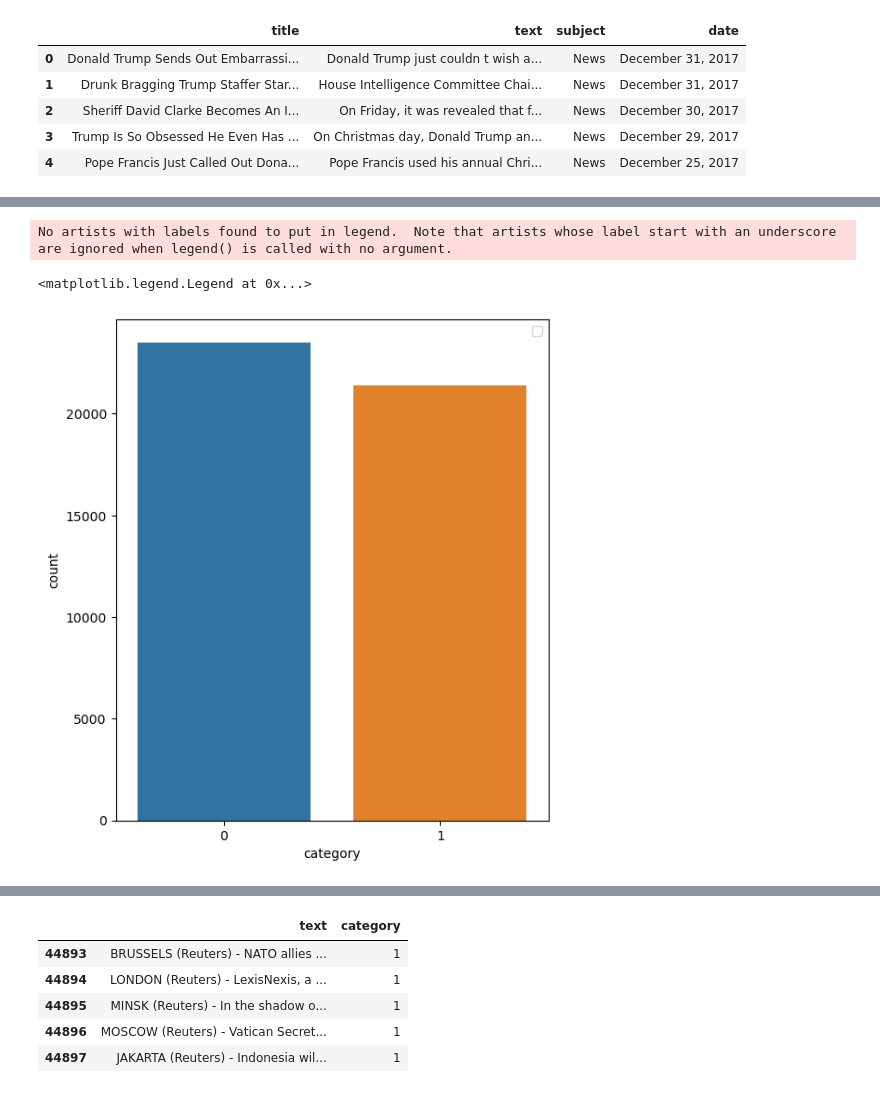
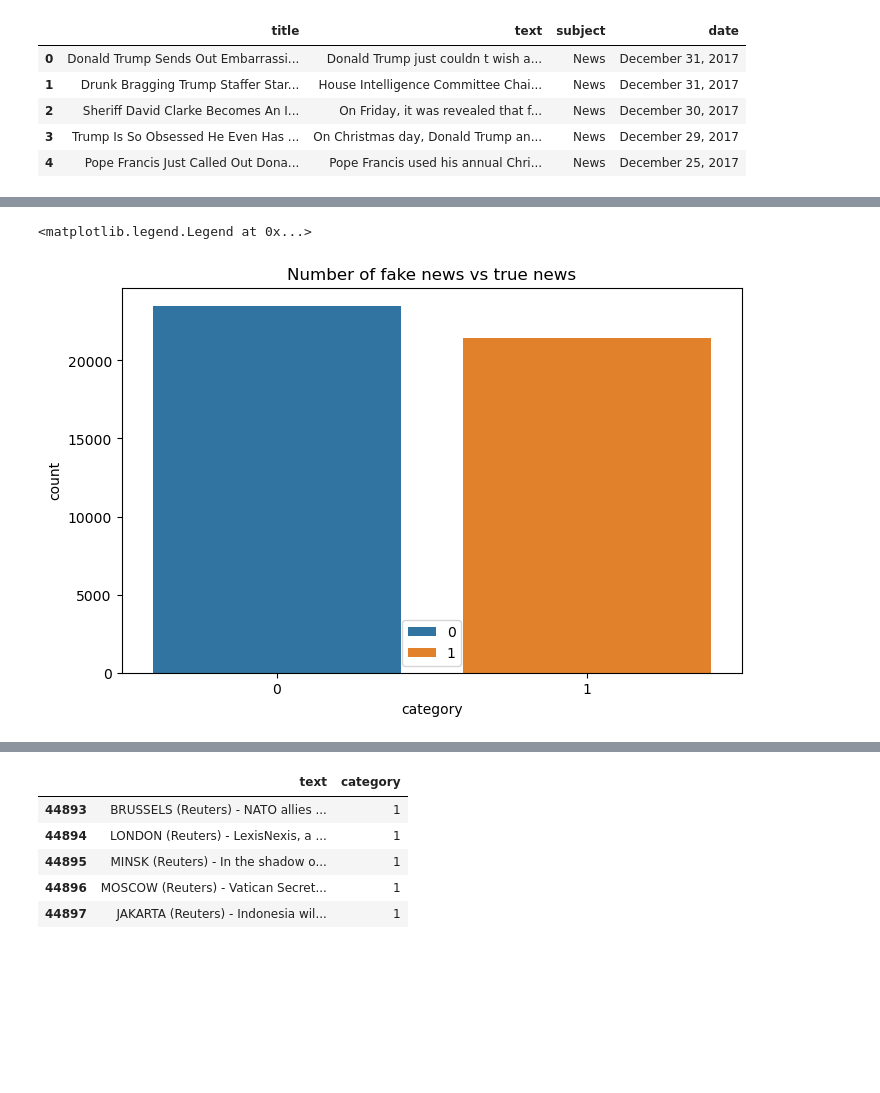
Before and after one commit to razaqofficial/fake-news-detector, a Jupyter notebook: FakeNewsDetector.ipynb, the cells around one changed output, grey strips where cells are left out. Saved outputs shown, nothing was run; the diff lists cells and outputs as text; code cells hidden in the pictures; blank space fills up the shorter version.

```diff
--- a/FakeNewsDetector.ipynb
+++ b/FakeNewsDetector.ipynb
@@ -60,9 +59,9 @@ Name: category, dtype: int64
 # %%
 #setting the figure size
-plt.figure(figsize=(6,7))
-sns.countplot(x="category", data=df)
+plt.figure(figsize=(8,5))
+plt.title("Number of fake news vs true news")
+sns.countplot(x="category", data=df, hue="category")
 plt.legend()
 # %% [output]
-No artists with labels found to put in legend.  Note that artists whose label start with an underscore are ignored when legend() is called with no argument.
+<matplotlib.legend.Legend at 0x...>
-<matplotlib.legend.Legend at 0x...>
-[figure, old version]
+[figure, new version]
```
Also changed, not shown: parts of 13 cells of this notebook, 1 other file.
